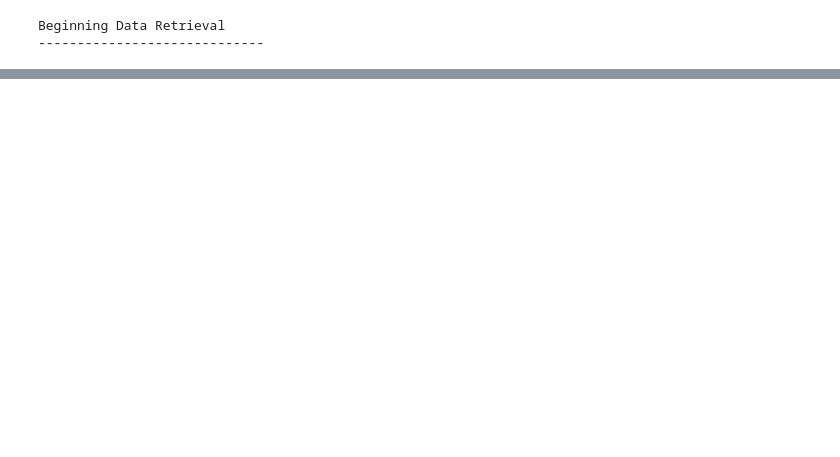
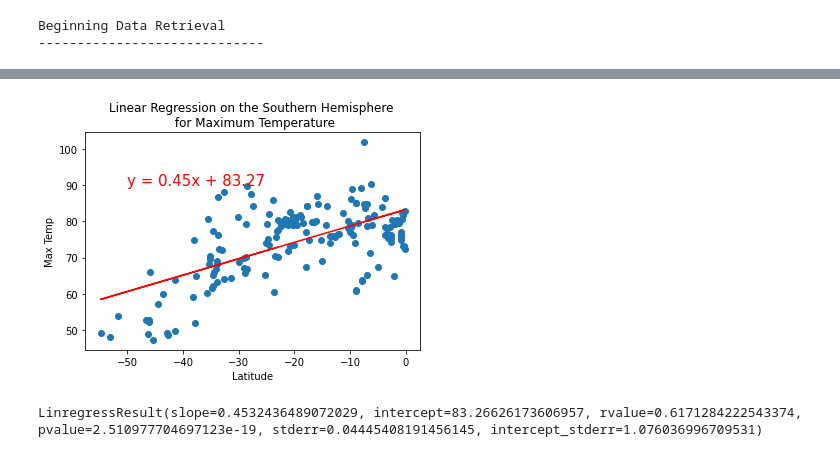
Before and after one commit to bradrobe/-World_Weather_Analysis-, a Jupyter notebook: WeatherPy.ipynb, the cells around one changed output, grey strips where cells are left out. Saved outputs shown, nothing was run; the diff lists cells and outputs as text; code cells hidden in the pictures; blank space fills up the shorter version.

```diff
--- a/WeatherPy.ipynb
+++ b/WeatherPy.ipynb
@@ -301,0 +419,14 @@ plt.show()
+# %%
+# We will call the plot_linear_regression function.
+
+# Linear regression on the Southern Hemisphere
+x_values = southern_hemi_df["Lat"]
+y_values = southern_hemi_df["Max Temp"]
+# Call the function.
+plot_linear_regression(x_values, y_values,'Linear Regression on the Southern Hemisphere \n for Maximum Temperature', 'Max Temp',(-50,90))
+# %% [output]
+[figure, added]
+# %%
+linregress(x_values, y_values)
+# %% [output]
+LinregressResult(slope=0.4532436489072029, intercept=83.26626173606957, rvalue=0.6171284222543374, pvalue=2.510977704697123e-19, stderr=0.04445408191456145, intercept_stderr=1.076036996709531)
```
Also changed, not shown: parts of 32 cells of this notebook.
